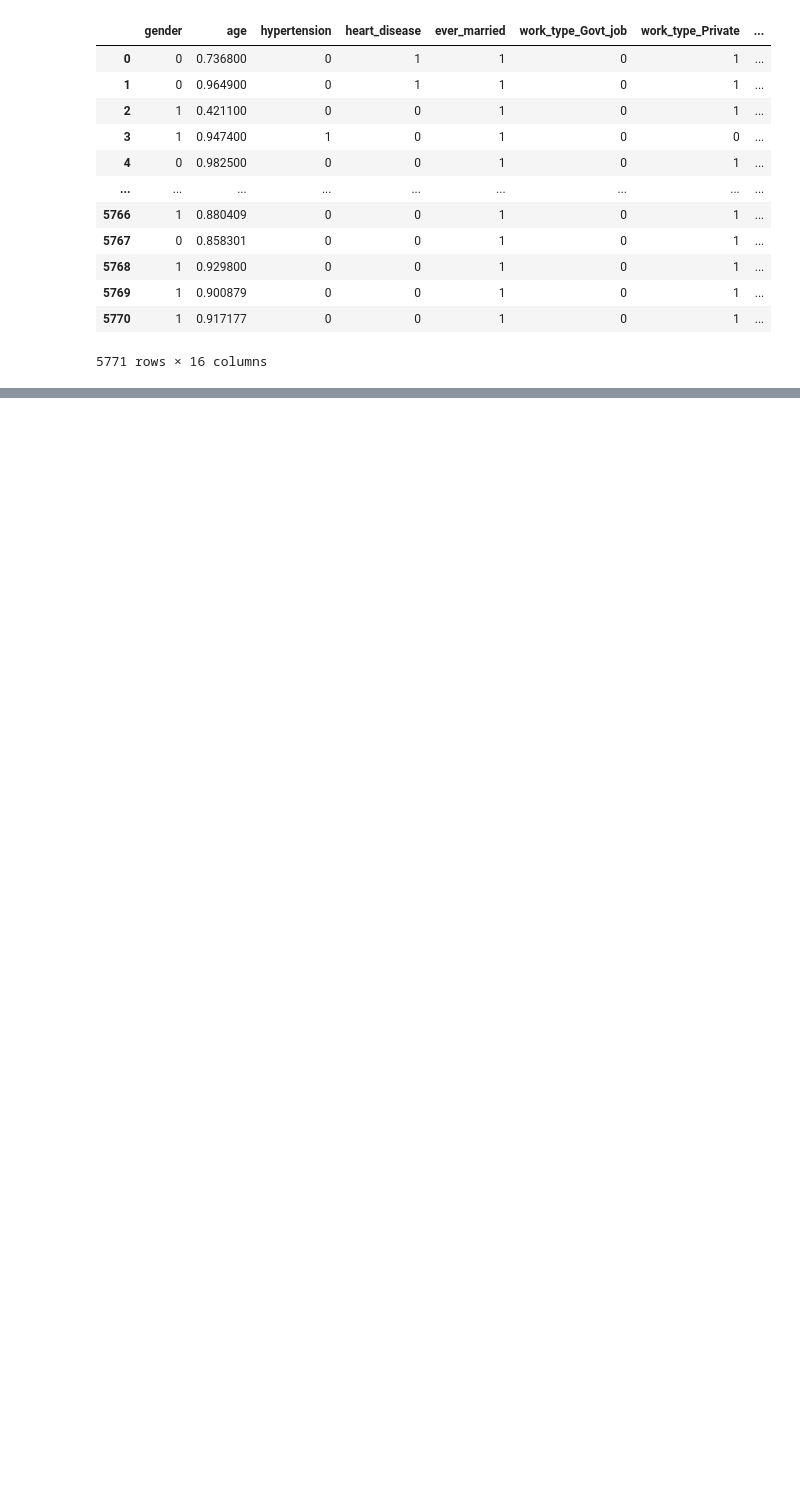
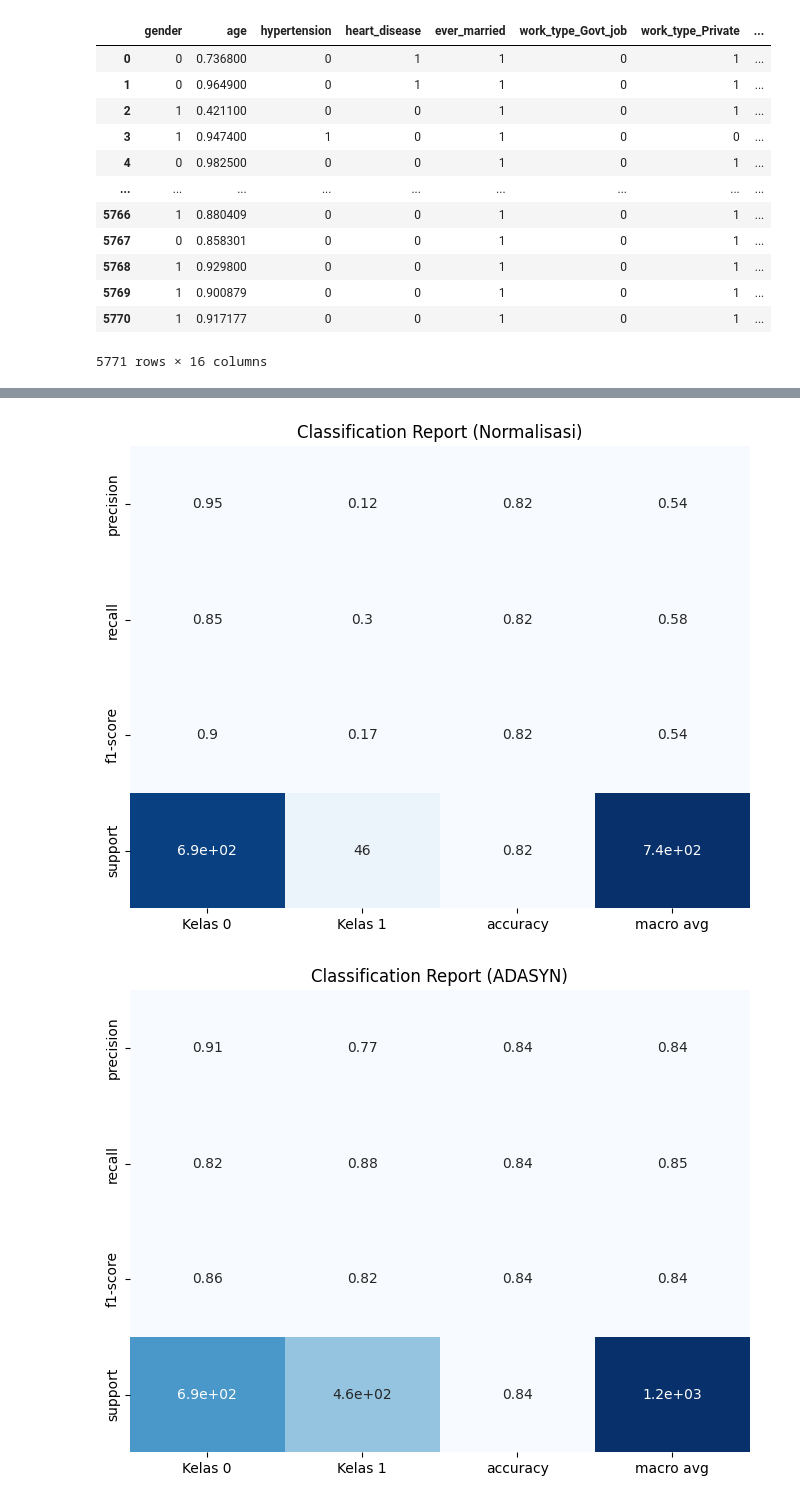
Before and after one commit to avillarafi45/TugasAkhirStrokePrediction, a Jupyter notebook: Klasifikasi DNN.ipynb, the cells around one changed output, grey strips where cells are left out. Saved outputs shown, nothing was run; the diff lists cells and outputs as text; code cells hidden in the pictures; blank space fills up the shorter version.

Commit message:
3 MODEL

```diff
--- a/Klasifikasi DNN.ipynb
+++ b/Klasifikasi DNN.ipynb
@@ -112,6 +159,9 @@ stroke
 1    208
 Name: count, dtype: int64
 # %%
+# Pisahkan data normalisasi menjadi set pelatihan dan pengujian
+X_train_normalisasi, X_test_normalisasi, y_train_normalisasi, y_test_normalisasi = train_test_split(X_normalisasi, y_normalisasi, test_size=0.2, random_state=42)
+
 # Pisahkan data ADASYN menjadi set pelatihan dan pengujian
 X_train_oversampled, X_test_oversampled, y_train_oversampled, y_test_oversampled = train_test_split(X_oversampled, y_oversampled, test_size=0.2, random_state=42)
 
@@ -148,4 +249,10 @@ Jumlah kelas 1 PCA-KMeans: 169
 # %%
+# Menetapkan bentuk input dan jumlah kelas berdasarkan fitur dan target untuk Normalisasi
+input_shape_normalisasi = X_train_normalisasi.shape[1:]
+num_classes_normalisasi = y_normalisasi_one_hot.shape[1]  # Disesuaikan untuk mendapatkan jumlah kelas secara dinamis
+y_train_normalisasi_one_hot = tf.keras.utils.to_categorical(y_train_normalisasi, num_classes_normalisasi)
+y_test_normalisasi_one_hot = tf.keras.utils.to_categorical(y_test_normalisasi, num_classes_normalisasi)
+
 # Menetapkan bentuk input dan jumlah kelas berdasarkan fitur dan target untuk ADASYN
 input_shape_adasyn = X_train_oversampled.shape[1:]
 num_classes_adasyn = y_oversampled_one_hot.shape[1]  # Disesuaikan untuk mendapatkan jumlah kelas secara dinamis
@@ -158,6 +265,14 @@ num_classes_pca_kmeans = y_pca_kmeans_one_hot.shape[1]  # Disesuaikan untuk mend
 y_train_pca_kmeans_one_hot = tf.keras.utils.to_categorical(y_train_pca_kmeans, num_classes_pca_kmeans)
 y_test_pca_kmeans_one_hot = tf.keras.utils.to_categorical(y_test_pca_kmeans, num_classes_pca_kmeans)
 # %%
+# Create the MLP model for ADASYN
+model_normalisasi = create_mlp_model(input_shape_normalisasi, num_classes_normalisasi)
+
+# Compile the model with Focal Loss
+model_normalisasi.compile(optimizer='adam',
+                     loss=focal_loss(),
+                     metrics=['accuracy'])
+
 # Create the MLP model for ADASYN
 model_adasyn = create_mlp_model(input_shape_adasyn, num_classes_adasyn)
 
@@ -251,0 +501,26 @@ Confusion Matrix (PCA-KMeans):
+# %%
+from sklearn.metrics import classification_report
+
+# Fungsi untuk plotting classification report
+def plot_classification_report(y_true, y_pred, title):
+    report = classification_report(y_true, y_pred, target_names=['Kelas 0', 'Kelas 1'], output_dict=True)
+
+    # Convert dictionary to DataFrame for better visualization
+    report_df = pd.DataFrame(report).transpose()
+
+    # Visualize Classification Report
+    plt.figure(figsize=(8, 6))
+    sns.heatmap(report_df.iloc[:-1, :].T, annot=True, cmap='Blues', cbar=False)
+    plt.title(f'Classification Report ({title})')
+    plt.show()
+# Visualisasi Classification Report untuk Normalisasi
+plot_classification_report(y_true_normalisasi, y_pred_normalisasi, 'Normalisasi')
+
+# Visualisasi Classification Report untuk ADASYN
+plot_classification_report(y_true_adasyn, y_pred_adasyn, 'ADASYN')
+
+# Visualisasi Classification Report untuk PCA-KMeans
+plot_classification_report(y_true_pca_kmeans, y_pred_pca_kmeans, 'PCA-KMeans')
+# %% [output]
+[figure, added]
+[figure, added]
```
Also changed, not shown: parts of 9 cells of this notebook.
